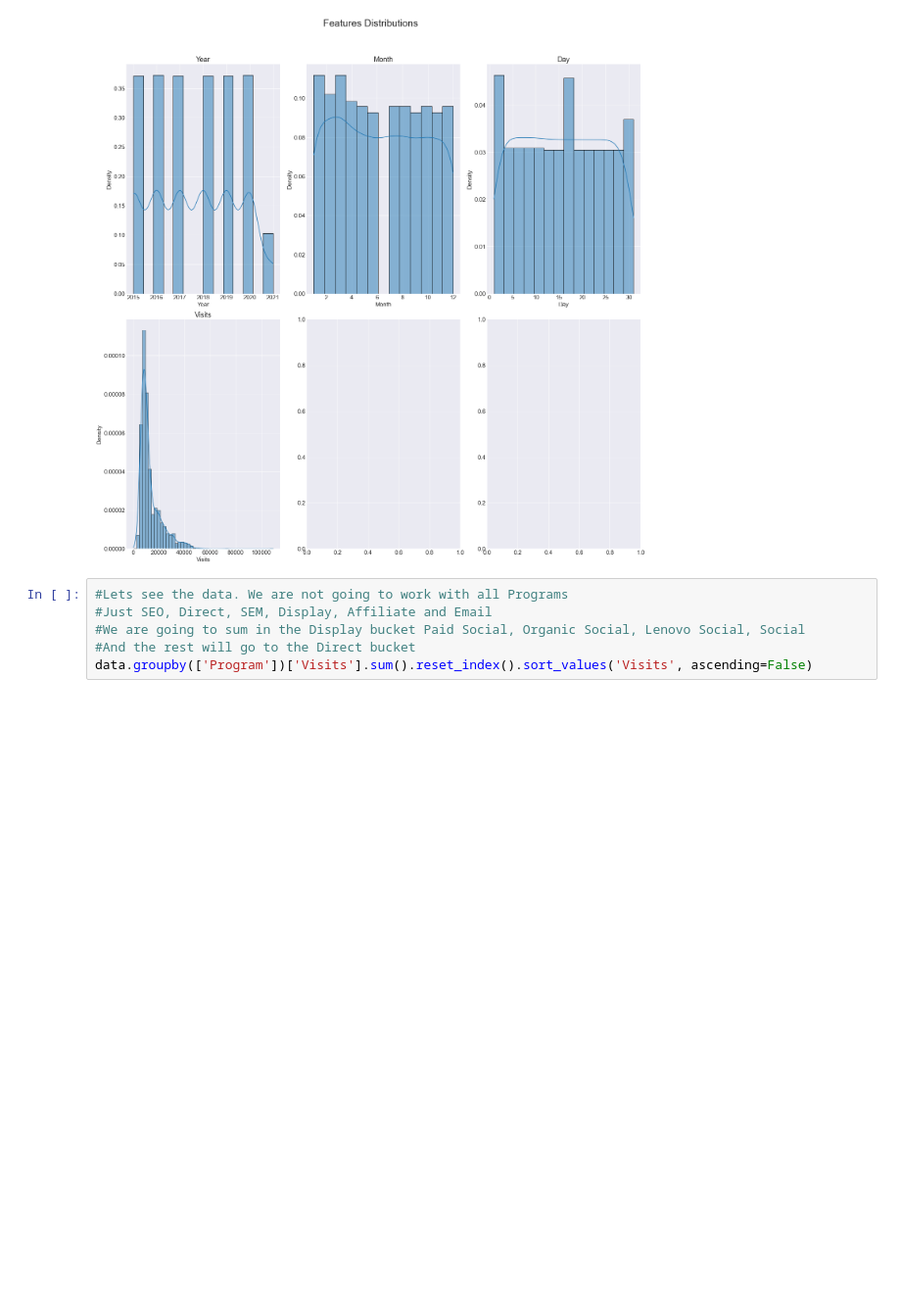
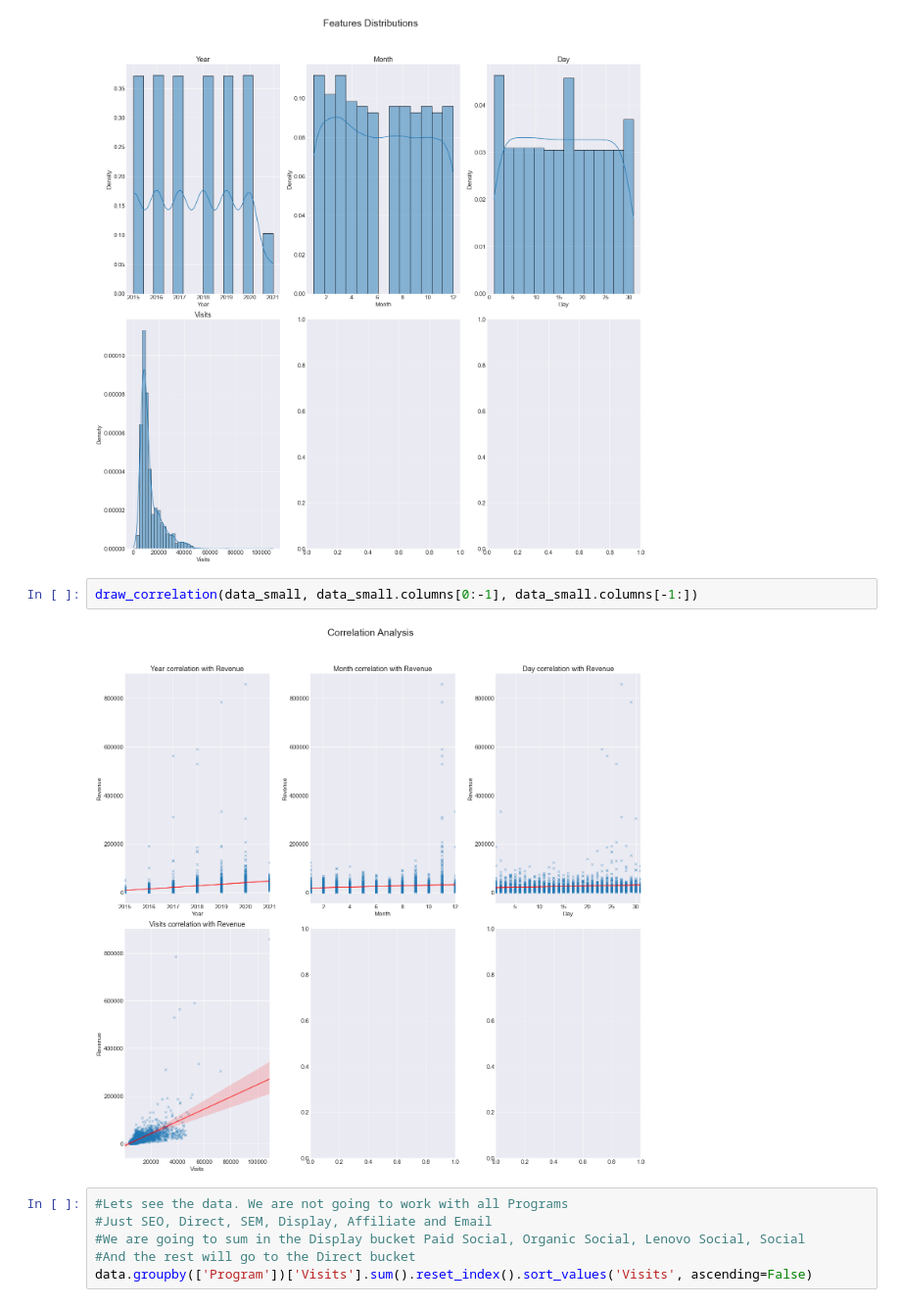
Before and after one commit to Jorge-Montenegro/TFM, a Jupyter notebook: TFM.ipynb, the cells around one changed output. Shown at 98% size. Cells and saved outputs as stored; diff of their text form; blank space fills up the shorter version.

```diff
--- a/TFM.ipynb
+++ b/TFM.ipynb
@@ -335,6 +336,10 @@ data = dataframe_preparation(data)
 draw_distribution(data_small, data_small.columns[0:-1])
 # %% [output]
 [figure]
+# %%
+draw_correlation(data_small, data_small.columns[0:-1], data_small.columns[-1:])
+# %% [output]
+[figure, added]
 # %%
 #Lets see the data. We are not going to work with all Programs
 #Just SEO, Direct, SEM, Display, Affiliate and Email
```
Also changed, not shown: parts of 3 cells of this notebook.
